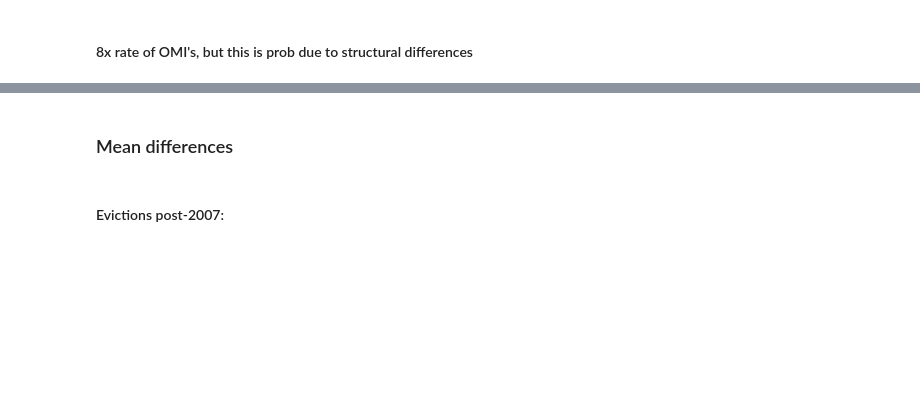
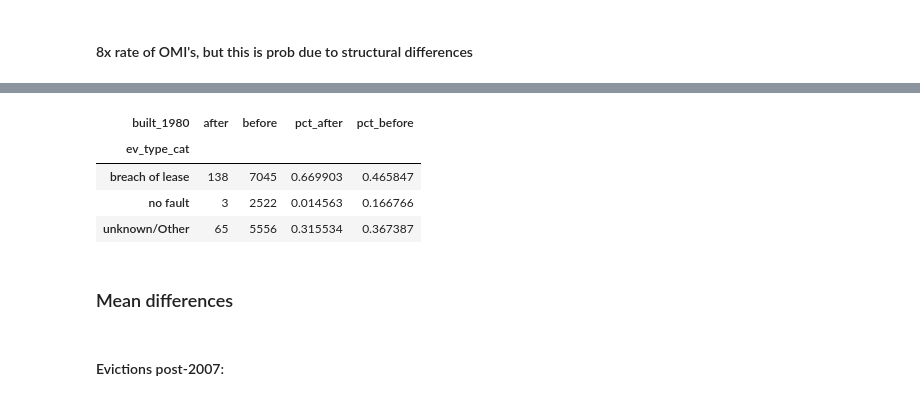
Before and after one commit to mxndrwgrdnr/sf-evictions, a Jupyter notebook: notebooks/analysis.ipynb, the cells around one changed output, grey strips where cells are left out. Cells and saved outputs as stored; diff of their text form; code cells hidden in the pictures; blank space fills up the shorter version.

```diff
--- a/notebooks/analysis.ipynb
+++ b/notebooks/analysis.ipynb
@@ -98,3 +147,11 @@ type_counts.sort_values('pct_True', ascending=False).head(20)
+# %%
+cat_counts
+# %% [output]
+| built_1980 | after | before | pct_after | pct_before |
+| ev_type_cat |  |  |  |  |
+| breach of lease | 138 | 7045 | 0.669903 | 0.465847 |
+| no fault | 3 | 2522 | 0.014563 | 0.166766 |
+| unknown/Other | 65 | 5556 | 0.315534 | 0.367387 |
 # %% [markdown]
 ### Mean differences
 # %% [markdown]
```
Also changed, not shown: parts of 22 cells of this notebook, 5 other files.
